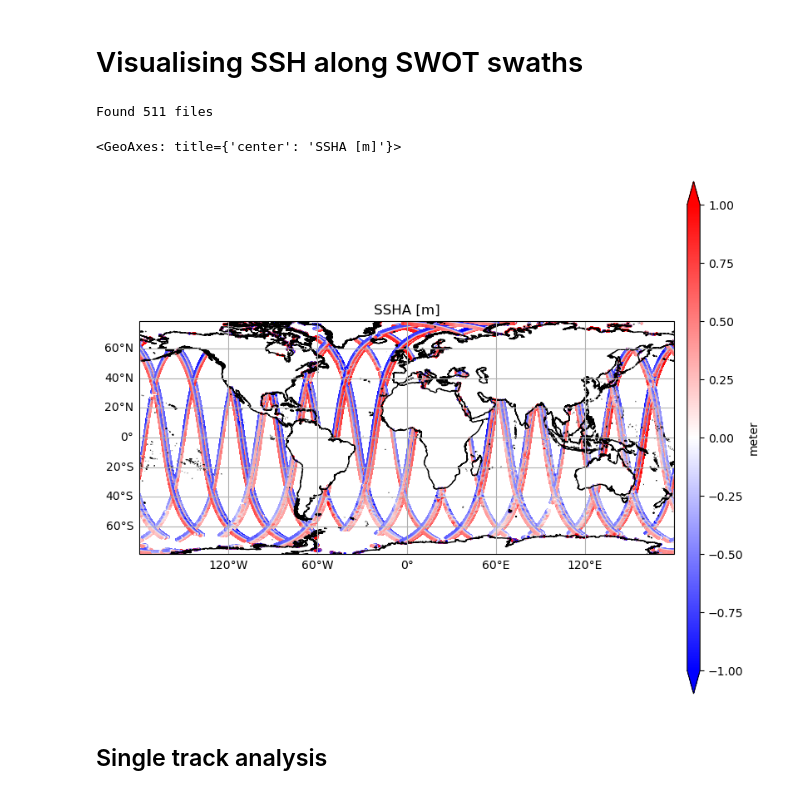
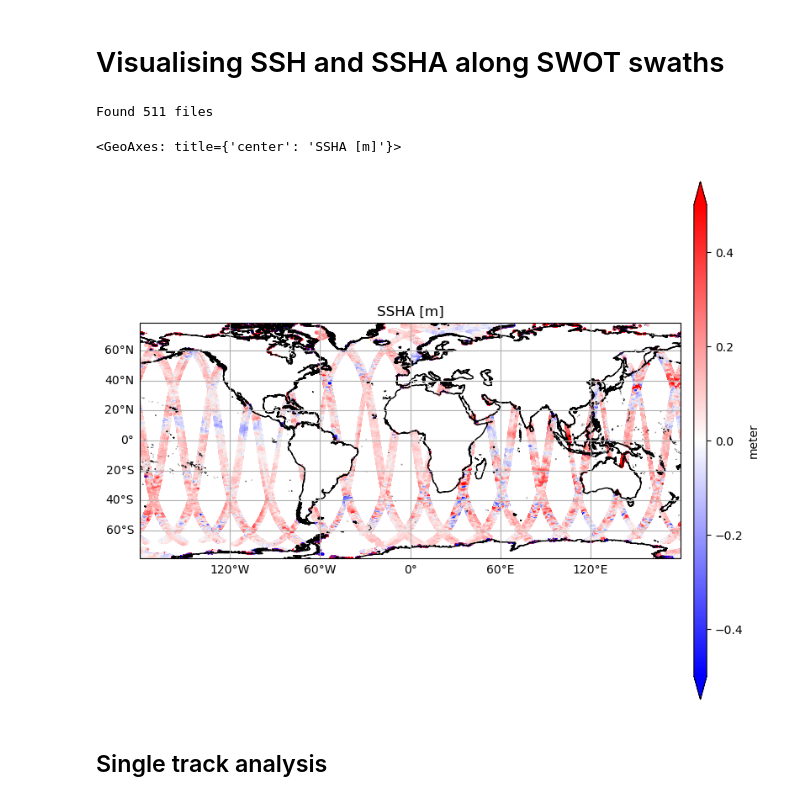
Before and after one commit to zcasparco/SWOT_UHH, a Jupyter notebook: Maps/SWOT_visualization_Basic.ipynb, the cells around one changed output. Saved outputs shown, nothing was run; the diff lists cells and outputs as text; code cells hidden in the pictures.

```diff
--- a/Maps/SWOT_visualization_Basic.ipynb
+++ b/Maps/SWOT_visualization_Basic.ipynb
@@ -1,5 +1,5 @@
 # %% [markdown]
-# Visualising SSH along SWOT swaths
+# Visualising SSH and SSHA along SWOT swaths
 # %%
 from pathlib import Path
 import glob
@@ -26,21 +26,21 @@ Found 511 files
 # %%
 #Combining netCDF files in xarray datasets
 
-datasets = [xr.open_dataset(f) for f in files[:50]] #opening files
+datasets = [xr.open_dataset(f) for f in files[250:300]] #opening files
 datasets = [d.where(np.abs(d.ssha_karin)<2.5) for d in datasets] # Removing abnormal values
 _ds = xr.concat(datasets, dim='num_lines') #concatenating along tracks
 # %%
 
 title = 'SSHA [m]'
 lon = _ds.longitude.values
 lat = _ds.latitude.values
-dat = _ds.ssha_karin.values
+dat = (_ds.ssha_karin+_ds.height_cor_xover).values
 
-vmin, vmax = -1,1
+vmin, vmax = -0.5,0.5
 plotting.plot_segments(lon,lat,dat,title,vmin,vmax)
 # %% [output]
 <GeoAxes: title={'center': 'SSHA [m]'}>
-[figure, old version]
+[figure, new version]
 # %% [markdown]
 ## Single track analysis
 # %%
```
Also changed, not shown: parts of 13 cells of this notebook.
